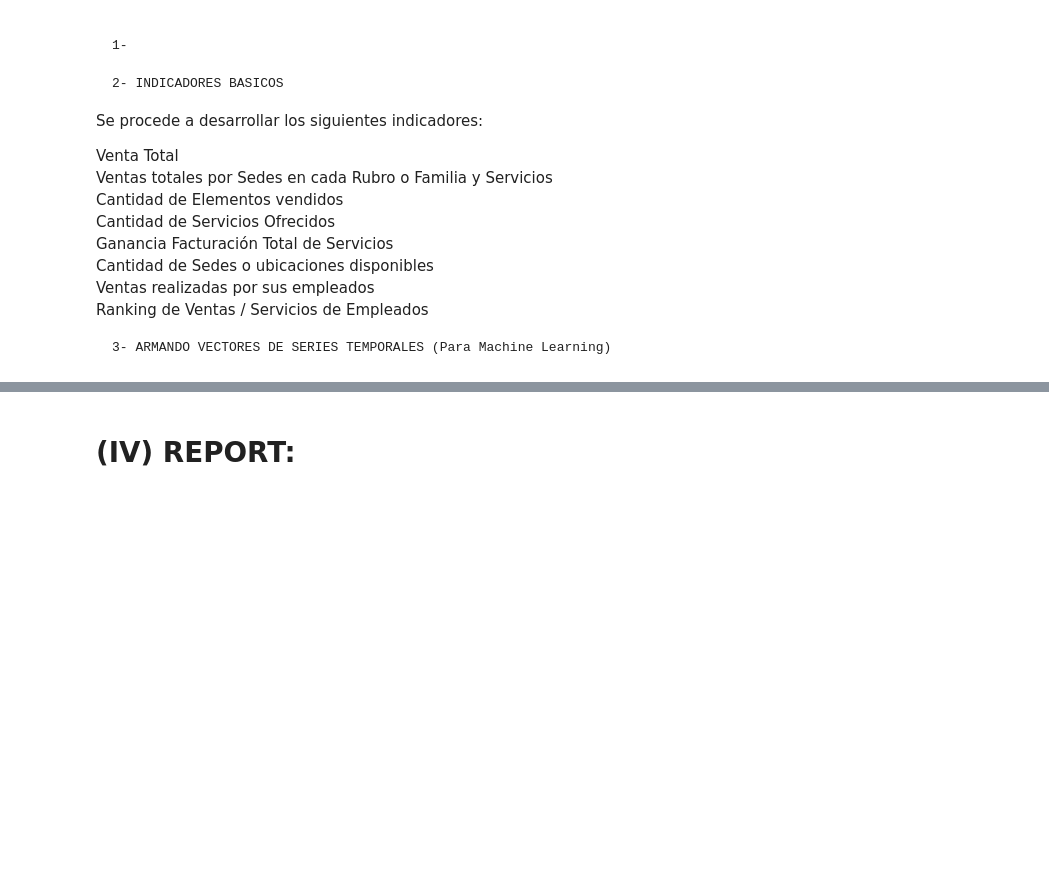
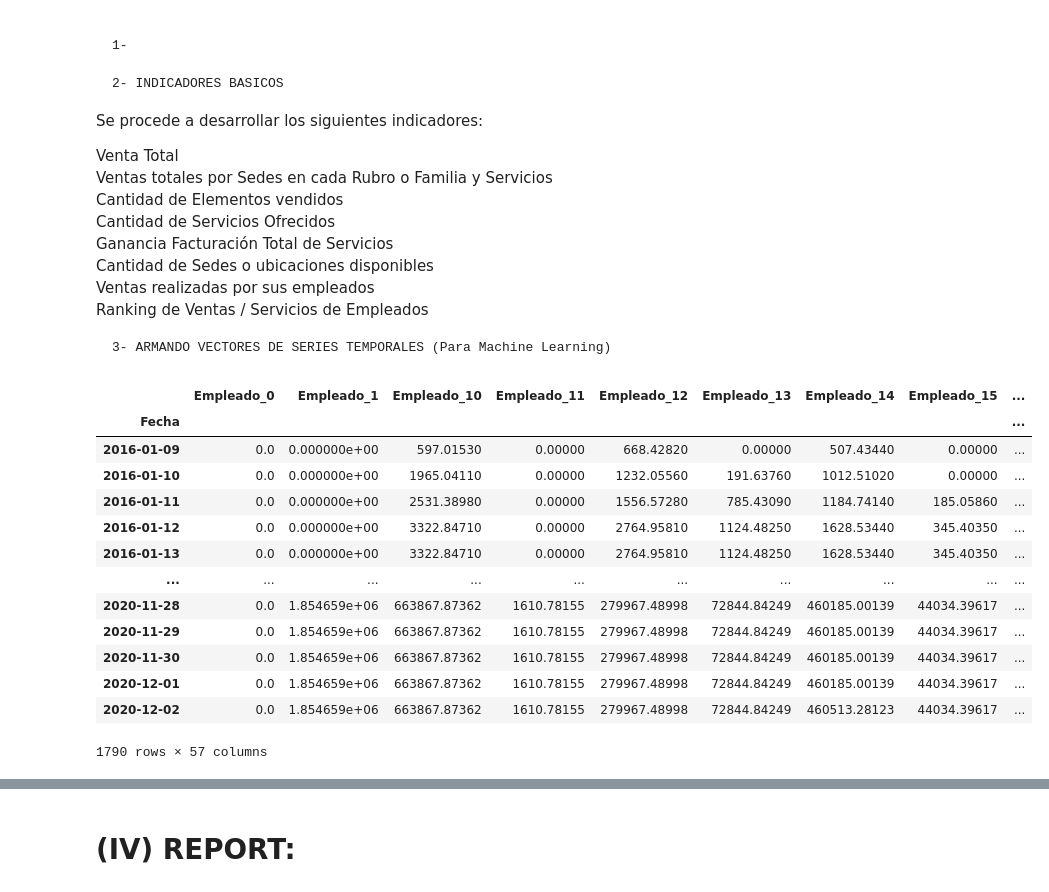
Before and after one commit to jackonedev/timeseries-project, a Jupyter notebook: data-science.ipynb, the cells around one changed output, grey strips where cells are left out. Drawn from its saved outputs; the diff is of its cells as text; code cells hidden in the pictures; blank space fills up the shorter version.

Commit message:
finalizado TimeSerieBuilder

```diff
--- a/data-science.ipynb
+++ b/data-science.ipynb
@@ -269,0 +280,59 @@ Ranking de Ventas / Servicios de Empleados<br />
+# %%
+'''input: data[['cat1', 'cat2', 'cat3']]
+
+f: to separate
+f: to dropna() and compare lenght
+f: to return variable
+
+output: [data['cat1'], data['cat2'], data['cat3']]'''
+
+
+
+
+class TimeSerieBuilder:
+    def __init__(self, dataset, target):
+        self.datasets = self.prepare(dataset)
+        self.target = target
+
+    def prepare(self, dataset):
+        if dataset.isna().all().all():
+            result = dataset.dropna()
+        result = self.separate(dataset)
+        return result
+
+    def separate(self, dataset):
+        return [dataset[label].to_frame() for label in dataset.columns]
+
+    def transform(self):
+        for i in range(len(self.datasets)):
+            dummys = pd.get_dummies(self.datasets[i].astype(str))
+            self.datasets[i] = pd.DataFrame(dummys.values * self.target.to_frame().values, columns=dummys.columns, index=dummys.index)
+            self.datasets[i] = self.datasets[i].groupby(self.datasets[i].index).sum()
+
+    def acumulate(self):
+        for i in range(len(self.datasets)):
+            self.datasets[i] = self.datasets[i].apply(lambda x: x.cumsum())
+# %%
+d1 = TimeSerieBuilder(data[['Empleado', 'Familia', 'Localidad', 'Sede', 'Area', 'category_1', 'category_2']], target=data['Ventas_USD'])
+d1.transform()
+
+# pd.get_dummies(data[['Familia']].astype(str))
+# %%
+d1.acumulate()
+
+d1.datasets[0]
+# %% [output]
+|  | Empleado_0 | Empleado_1 | Empleado_10 | Empleado_11 | Empleado_12 | Empleado_13 | Empleado_14 | Empleado_15 | ... |
+| Fecha |  |  |  |  |  |  |  |  | ... |
+| 2016-01-09 | 0.0 | 0.000000e+00 | 597.01530 | 0.00000 | 668.42820 | 0.00000 | 507.43440 | 0.00000 | ... |
+| 2016-01-10 | 0.0 | 0.000000e+00 | 1965.04110 | 0.00000 | 1232.05560 | 191.63760 | 1012.51020 | 0.00000 | ... |
+| 2016-01-11 | 0.0 | 0.000000e+00 | 2531.38980 | 0.00000 | 1556.57280 | 785.43090 | 1184.74140 | 185.05860 | ... |
+| 2016-01-12 | 0.0 | 0.000000e+00 | 3322.84710 | 0.00000 | 2764.95810 | 1124.48250 | 1628.53440 | 345.40350 | ... |
+| 2016-01-13 | 0.0 | 0.000000e+00 | 3322.84710 | 0.00000 | 2764.95810 | 1124.48250 | 1628.53440 | 345.40350 | ... |
+| ... | ... | ... | ... | ... | ... | ... | ... | ... | ... |
+| 2020-11-28 | 0.0 | 1.854659e+06 | 663867.87362 | 1610.78155 | 279967.48998 | 72844.84249 | 460185.00139 | 44034.39617 | ... |
+| 2020-11-29 | 0.0 | 1.854659e+06 | 663867.87362 | 1610.78155 | 279967.48998 | 72844.84249 | 460185.00139 | 44034.39617 | ... |
+| 2020-11-30 | 0.0 | 1.854659e+06 | 663867.87362 | 1610.78155 | 279967.48998 | 72844.84249 | 460185.00139 | 44034.39617 | ... |
+| 2020-12-01 | 0.0 | 1.854659e+06 | 663867.87362 | 1610.78155 | 279967.48998 | 72844.84249 | 460185.00139 | 44034.39617 | ... |
+| 2020-12-02 | 0.0 | 1.854659e+06 | 663867.87362 | 1610.78155 | 279967.48998 | 72844.84249 | 460513.28123 | 44034.39617 | ... |
+1790 rows × 57 columns
```
Also changed, not shown: parts of 17 cells of this notebook.
